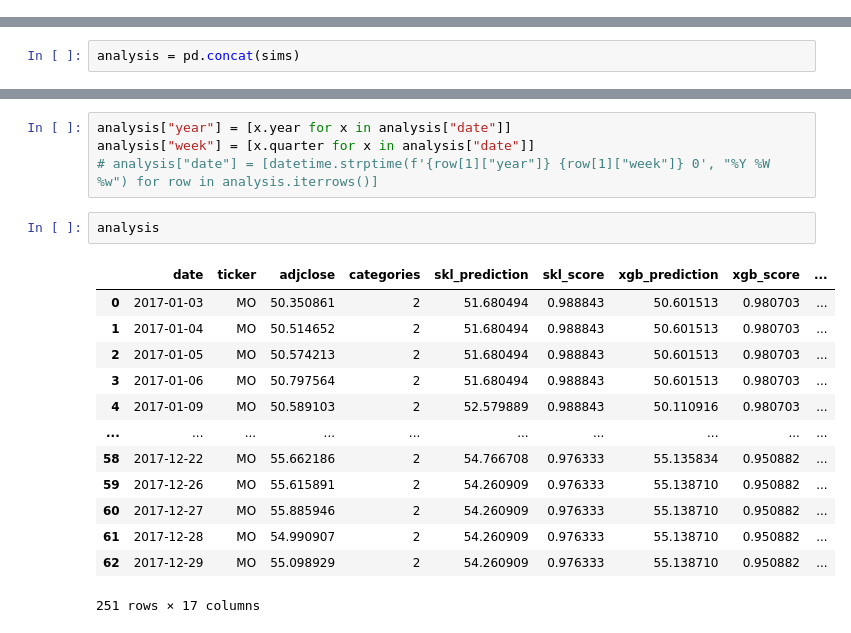
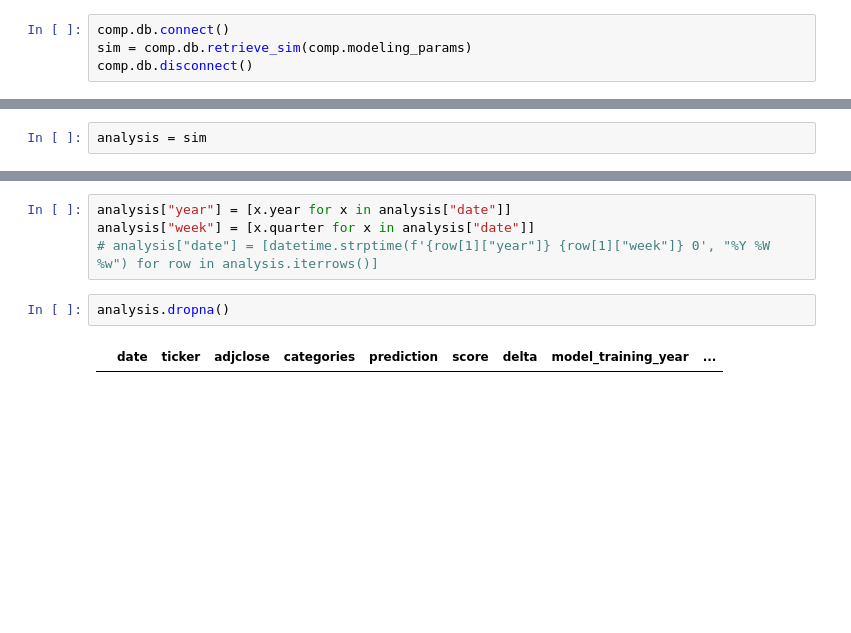
Before and after one commit to chung-ejy/longshot, a Jupyter notebook: competition_testing.ipynb, the cells around one changed output, grey strips where cells are left out. Drawn from its saved outputs; the diff is of its cells as text; blank space fills up the shorter version.

```diff
--- a/competition_testing.ipynb
+++ b/competition_testing.ipynb
@@ -85,0 +19,4 @@ Custom logger is already specified. Specify more than one logger at same time is
+# %%
+comp.db.connect()
+sim = comp.db.retrieve_sim(comp.modeling_params)
+comp.db.disconnect()
@@ -100,5 +144,5 @@ models
 # %%
-analysis = pd.concat(sims)
+analysis = sim
 # %%
 analysis.head(2)
 # %% [output]
@@ -110,21 +154,9 @@ analysis["year"] = [x.year for x in analysis["date"]]
 analysis["week"] = [x.quarter for x in analysis["date"]]
 # analysis["date"] = [datetime.strptime(f'{row[1]["year"]} {row[1]["week"]} 0', "%Y %W %w") for row in analysis.iterrows()]
 # %%
-analysis
+analysis.dropna()
 # %% [output]
-|  | date | ticker | adjclose | categories | skl_prediction | skl_score | xgb_prediction | xgb_score | ... |
-| 0 | 2017-01-03 | MO | 50.350861 | 2 | 51.680494 | 0.988843 | 50.601513 | 0.980703 | ... |
-| 1 | 2017-01-04 | MO | 50.514652 | 2 | 51.680494 | 0.988843 | 50.601513 | 0.980703 | ... |
-| 2 | 2017-01-05 | MO | 50.574213 | 2 | 51.680494 | 0.988843 | 50.601513 | 0.980703 | ... |
-| 3 | 2017-01-06 | MO | 50.797564 | 2 | 51.680494 | 0.988843 | 50.601513 | 0.980703 | ... |
-| 4 | 2017-01-09 | MO | 50.589103 | 2 | 52.579889 | 0.988843 | 50.110916 | 0.980703 | ... |
-| ... | ... | ... | ... | ... | ... | ... | ... | ... | ... |
-| 58 | 2017-12-22 | MO | 55.662186 | 2 | 54.766708 | 0.976333 | 55.135834 | 0.950882 | ... |
-| 59 | 2017-12-26 | MO | 55.615891 | 2 | 54.260909 | 0.976333 | 55.138710 | 0.950882 | ... |
-| 60 | 2017-12-27 | MO | 55.885946 | 2 | 54.260909 | 0.976333 | 55.138710 | 0.950882 | ... |
-| 61 | 2017-12-28 | MO | 54.990907 | 2 | 54.260909 | 0.976333 | 55.138710 | 0.950882 | ... |
-| 62 | 2017-12-29 | MO | 55.098929 | 2 | 54.260909 | 0.976333 | 55.138710 | 0.950882 | ... |
+|  | date | ticker | adjclose | categories | prediction | score | delta | model_training_year | ... |
-251 rows × 17 columns
 # %%
 ticker_example = analysis[analysis["ticker"]==ticker].sort_values("date")
 plt.plot(ticker_example["date"],ticker_example["adjclose"])
```
Also changed, not shown: parts of 8 cells of this notebook, 13 other files.
